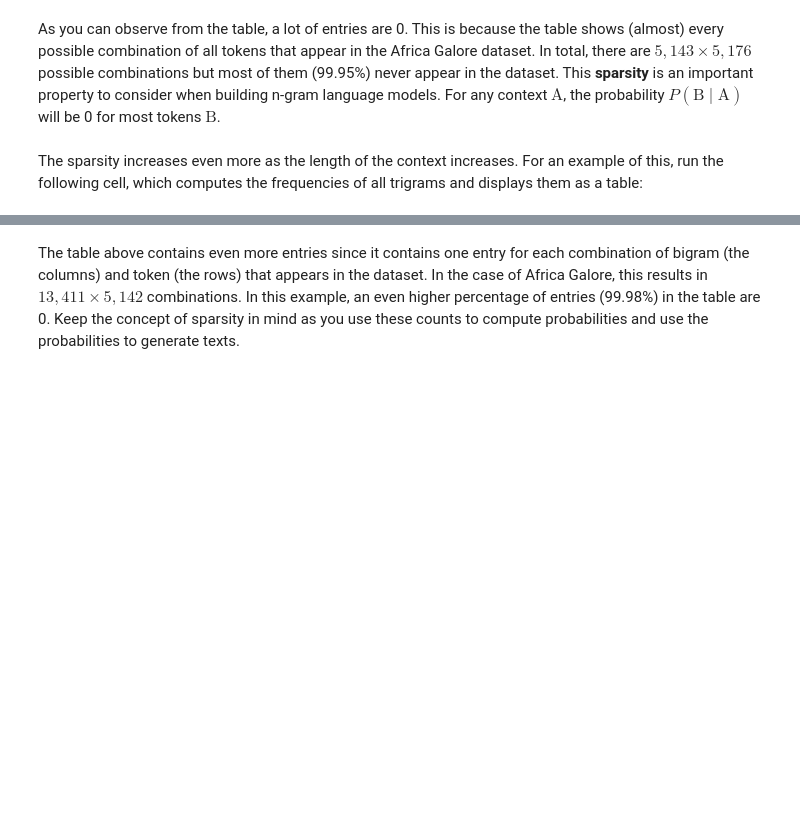
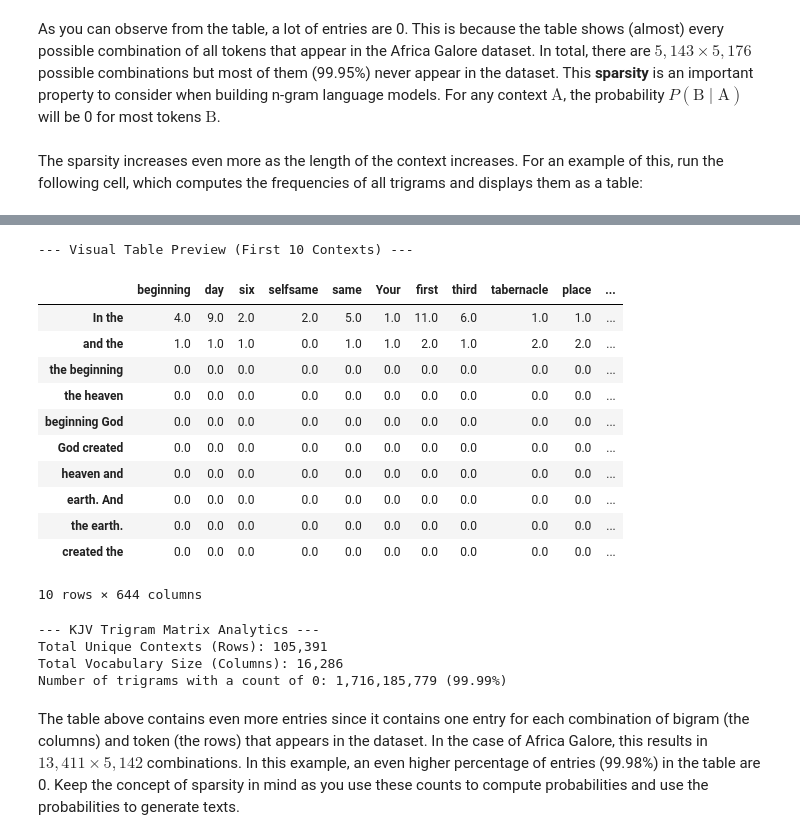
Before and after one commit to r-karra/learn-quantum-AI, a Jupyter notebook: gdm-lab-1-2-experiment-with-n-gram-models.ipynb, the cells around one changed output, grey strips where cells are left out. Cells and saved outputs as stored; diff of their text form; code cells hidden in the pictures; blank space fills up the shorter version.

Commit message:
Kaggle Notebook | gdm_lab_1_2_experiment_with_n_gram_models | Version 5

```diff
--- a/gdm-lab-1-2-experiment-with-n-gram-models.ipynb
+++ b/gdm-lab-1-2-experiment-with-n-gram-models.ipynb
@@ -735,3 +835,54 @@ print(f"Number of trigrams with a count of 0: {zero_count_kjv:,} ({zero_count_kj
+# %%
+import pandas as pd
+
+# 1. Compute trigram counts using your function
+trigram_counts_kjv = get_ngram_counts(kjv_dataset, n=3)
+
+# 2. Extract the unique vocabulary size (columns) across your active contexts
+# This isolates every unique next-token prediction present in the model
+unique_tokens_kjv = set(token for context, counts in trigram_counts_kjv.items() for token in counts)
+
+V_kjv = len(unique_tokens_kjv)          # Total column count (Vocabulary size)
+N_contexts_kjv = len(trigram_counts_kjv)  # Total row count (Unique 2-word contexts)
+total_possible_cells = N_contexts_kjv * V_kjv
+
+# 3. Calculate zero-counts mathematically without generating a massive dense grid
+non_zero_cells = sum(len(counts) for counts in trigram_counts_kjv.values())
+zero_count_kjv = total_possible_cells - non_zero_cells
+
+# 4. Create a small sliced preview matrix (first 10 rows) for safe visual display
+preview_matrix_kjv = {
+    context: dict(counts) for context, counts in list(trigram_counts_kjv.items())[:10]
+}
+trigram_data_frame_kjv_preview = pd.DataFrame.from_dict(preview_matrix_kjv, orient="index").fillna(0)
+
+# 5. Output the visual preview and the precise matrix statistics
+print("--- Visual Table Preview (First 10 Contexts) ---")
+display(trigram_data_frame_kjv_preview)
+
+print("\n--- KJV Trigram Matrix Analytics ---")
+print(f"Total Unique Contexts (Rows): {N_contexts_kjv:,}")
+print(f"Total Vocabulary Size (Columns): {V_kvj if 'V_kvj' in locals() else V_kjv:,}")
+print(f"Number of trigrams with a count of 0: {zero_count_kjv:,}"
+      f" ({zero_count_kjv / total_possible_cells * 100:.2f}%)")
+# %% [output]
+--- Visual Table Preview (First 10 Contexts) ---
+|  | beginning | day | six | selfsame | same | Your | first | third | tabernacle | place | ... |
+| In the | 4.0 | 9.0 | 2.0 | 2.0 | 5.0 | 1.0 | 11.0 | 6.0 | 1.0 | 1.0 | ... |
+| and the | 1.0 | 1.0 | 1.0 | 0.0 | 1.0 | 1.0 | 2.0 | 1.0 | 2.0 | 2.0 | ... |
+| the beginning | 0.0 | 0.0 | 0.0 | 0.0 | 0.0 | 0.0 | 0.0 | 0.0 | 0.0 | 0.0 | ... |
+| the heaven | 0.0 | 0.0 | 0.0 | 0.0 | 0.0 | 0.0 | 0.0 | 0.0 | 0.0 | 0.0 | ... |
+| beginning God | 0.0 | 0.0 | 0.0 | 0.0 | 0.0 | 0.0 | 0.0 | 0.0 | 0.0 | 0.0 | ... |
+| God created | 0.0 | 0.0 | 0.0 | 0.0 | 0.0 | 0.0 | 0.0 | 0.0 | 0.0 | 0.0 | ... |
+| heaven and | 0.0 | 0.0 | 0.0 | 0.0 | 0.0 | 0.0 | 0.0 | 0.0 | 0.0 | 0.0 | ... |
+| earth. And | 0.0 | 0.0 | 0.0 | 0.0 | 0.0 | 0.0 | 0.0 | 0.0 | 0.0 | 0.0 | ... |
+| the earth. | 0.0 | 0.0 | 0.0 | 0.0 | 0.0 | 0.0 | 0.0 | 0.0 | 0.0 | 0.0 | ... |
+| created the | 0.0 | 0.0 | 0.0 | 0.0 | 0.0 | 0.0 | 0.0 | 0.0 | 0.0 | 0.0 | ... |
+10 rows × 644 columns
+--- KJV Trigram Matrix Analytics ---
+Total Unique Contexts (Rows): 105,391
+Total Vocabulary Size (Columns): 16,286
+Number of trigrams with a count of 0: 1,716,185,779 (99.99%)
 # %% [markdown]
 The table above contains even more entries since it contains one entry for each combination of bigram (the columns) and token (the rows) that appears in the dataset. In the case of Africa Galore, this results in $13,411\times 5,142$ combinations. In this example, an even higher percentage of entries (99.98%) in the table are 0. Keep the concept of sparsity in mind as you use these counts to compute probabilities and use the probabilities to generate texts.
 # %% [markdown]
```
Also changed, not shown: parts of 37 cells of this notebook.
